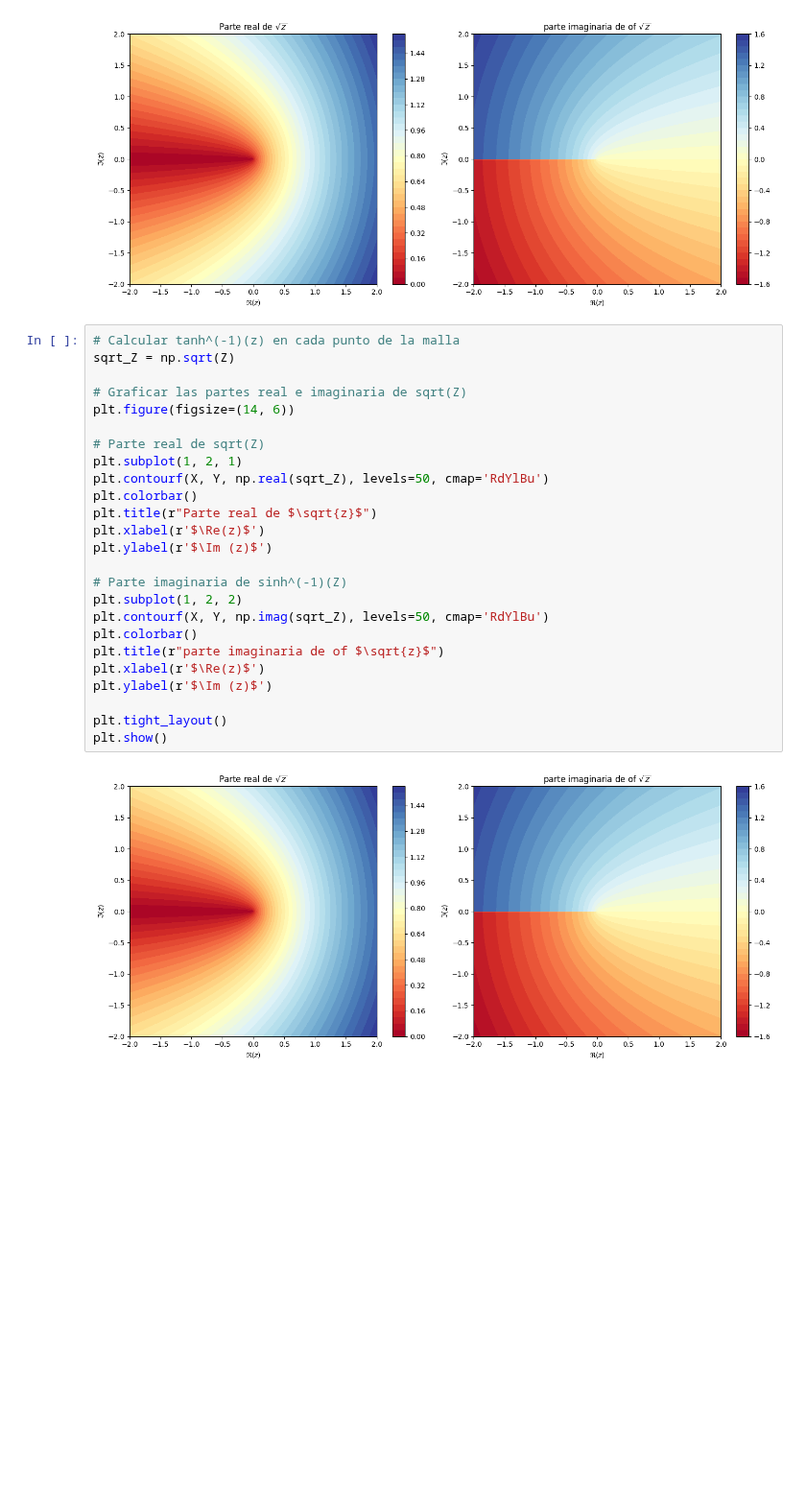
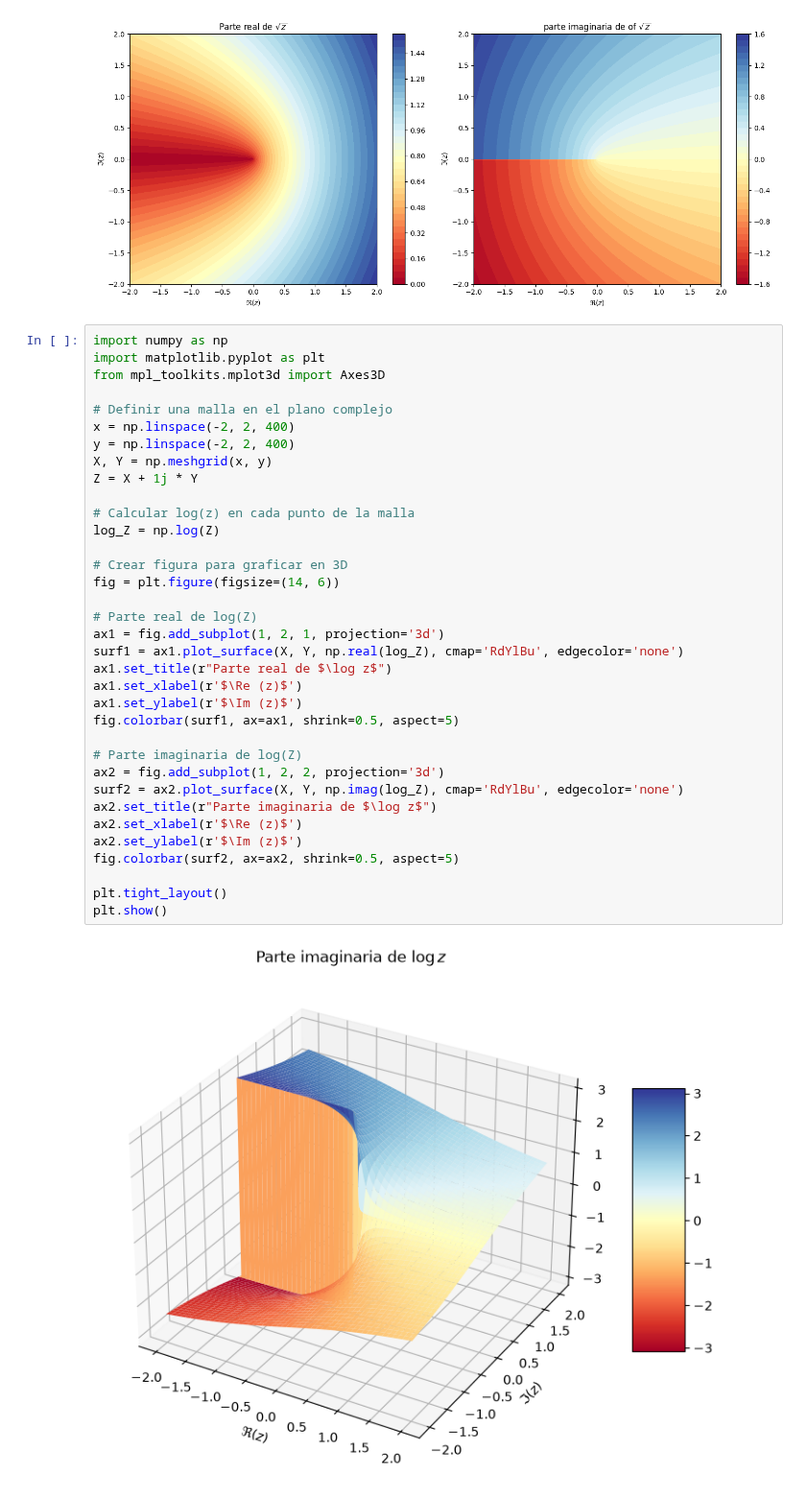
Before and after one commit to glacy/MMFI1, a Jupyter notebook: 02_numeros_complejos/graficas_funciones_complejas.ipynb, the cells around one changed output. Shown at 96% size. Cells and saved outputs as stored; diff of their text form; blank space fills up the shorter version.

```diff
--- a/02_numeros_complejos/graficas_funciones_complejas.ipynb
+++ b/02_numeros_complejos/graficas_funciones_complejas.ipynb
@@ -243,30 +243,40 @@ plt.tight_layout()
 plt.show()
 # %% [output]
 [figure]
-# %%
-# Calcular tanh^(-1)(z) en cada punto de la malla
-sqrt_Z = np.sqrt(Z)
-
-# Graficar las partes real e imaginaria de sqrt(Z)
-plt.figure(figsize=(14, 6))
-
-# Parte real de sqrt(Z)
-plt.subplot(1, 2, 1)
-plt.contourf(X, Y, np.real(sqrt_Z), levels=50, cmap='RdYlBu')
-plt.colorbar()
-plt.title(r"Parte real de $\sqrt{z}$")
-plt.xlabel(r'$\Re(z)$')
-plt.ylabel(r'$\Im (z)$')
-
-# Parte imaginaria de sinh^(-1)(Z)
-plt.subplot(1, 2, 2)
-plt.contourf(X, Y, np.imag(sqrt_Z), levels=50, cmap='RdYlBu')
-plt.colorbar()
-plt.title(r"parte imaginaria de of $\sqrt{z}$")
-plt.xlabel(r'$\Re(z)$')
-plt.ylabel(r'$\Im (z)$')
-
-plt.tight_layout()
-plt.show()
-# %% [output]
-[figure, removed]
+# %%
+import numpy as np
+import matplotlib.pyplot as plt
+from mpl_toolkits.mplot3d import Axes3D
+
+# Definir una malla en el plano complejo
+x = np.linspace(-2, 2, 400)
+y = np.linspace(-2, 2, 400)
+X, Y = np.meshgrid(x, y)
+Z = X + 1j * Y
+
+# Calcular log(z) en cada punto de la malla
+log_Z = np.log(Z)
+
+# Crear figura para graficar en 3D
+fig = plt.figure(figsize=(14, 6))
+
+# Parte real de log(Z)
+ax1 = fig.add_subplot(1, 2, 1, projection='3d')
+surf1 = ax1.plot_surface(X, Y, np.real(log_Z), cmap='RdYlBu', edgecolor='none')
+ax1.set_title(r"Parte real de $\log z$")
+ax1.set_xlabel(r'$\Re (z)$')
+ax1.set_ylabel(r'$\Im (z)$')
+fig.colorbar(surf1, ax=ax1, shrink=0.5, aspect=5)
+
+# Parte imaginaria de log(Z)
+ax2 = fig.add_subplot(1, 2, 2, projection='3d')
+surf2 = ax2.plot_surface(X, Y, np.imag(log_Z), cmap='RdYlBu', edgecolor='none')
+ax2.set_title(r"Parte imaginaria de $\log z$")
+ax2.set_xlabel(r'$\Re (z)$')
+ax2.set_ylabel(r'$\Im (z)$')
+fig.colorbar(surf2, ax=ax2, shrink=0.5, aspect=5)
+
+plt.tight_layout()
+plt.show()
+# %% [output]
+[figure, added]
```
Also changed, not shown: parts of 2 cells of this notebook, 5 other files.
